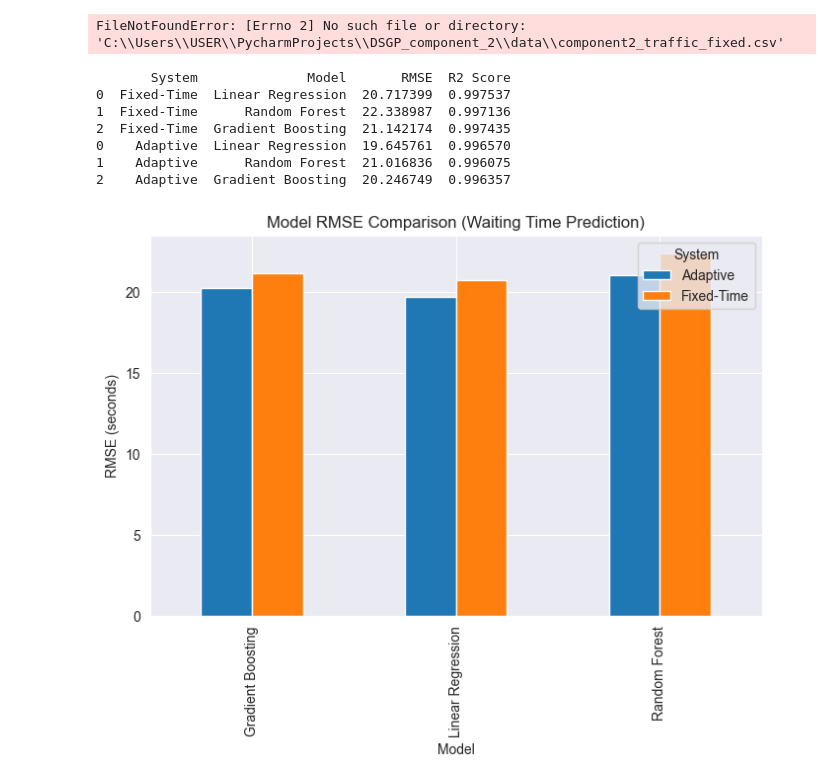
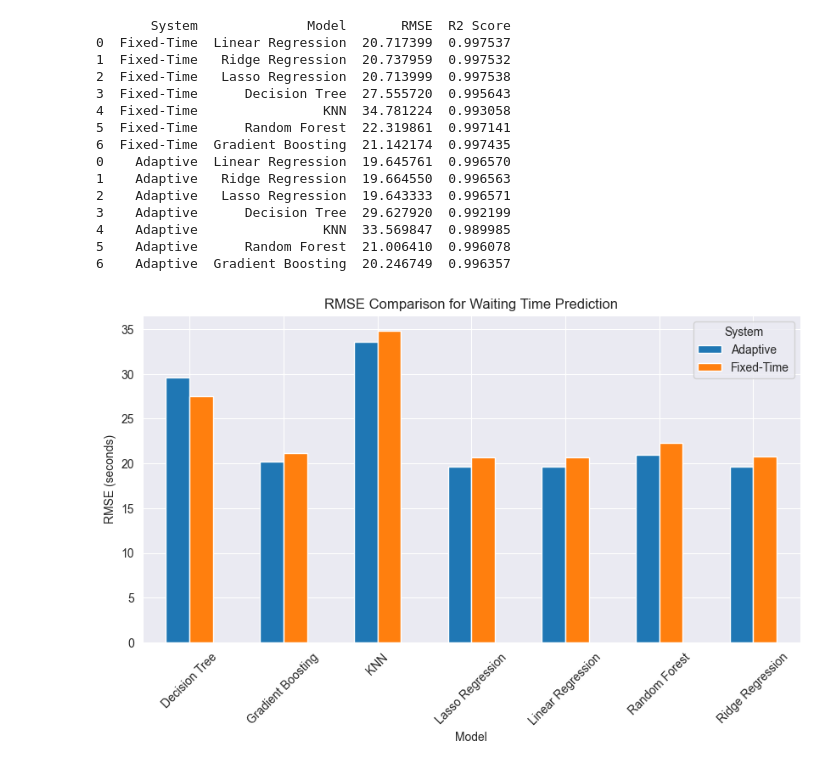
Before and after one commit to ThalhaAnas/DSGP-31, a Jupyter notebook: notebooks/Modeling _and_Comparison.ipynb, the cells around one changed output. Drawn from its saved outputs; the diff is of its cells as text; code cells hidden in the pictures.

Commit message:
changes in modeling

```diff
--- a/notebooks/Modeling _and_Comparison.ipynb
+++ b/notebooks/Modeling _and_Comparison.ipynb
@@ -2,76 +2,97 @@
 import pandas as pd
 import numpy as np
 import matplotlib.pyplot as plt
-import seaborn as sns
 
 from sklearn.model_selection import train_test_split
+from sklearn.preprocessing import StandardScaler
 from sklearn.metrics import mean_squared_error, r2_score
 
-from sklearn.linear_model import LinearRegression
+from sklearn.linear_model import LinearRegression, Ridge, Lasso
+from sklearn.tree import DecisionTreeRegressor
+from sklearn.neighbors import KNeighborsRegressor
 from sklearn.ensemble import RandomForestRegressor, GradientBoostingRegressor
+
 
 fixed = pd.read_csv(r"C:\Users\USER\PycharmProjects\component2_traffic\data\component2_traffic_fixed.csv")
 adaptive = pd.read_csv(r"C:\Users\USER\PycharmProjects\component2_traffic\data\component2_traffic_adaptive.csv")
 
-fixed["system"] = "Fixed"
+fixed["system"] = "Fixed-Time"
 adaptive["system"] = "Adaptive"
-
-df = pd.concat([fixed, adaptive], ignore_index=True)
 
 target = "waiting_time"
 features = ["route_length", "depart_time", "duration", "time_loss"]
 
-def train_models(df, system_name):
+def preprocess(df):
     X = df[features]
     y = df[target]
+
+    scaler = StandardScaler()
+    X_scaled = scaler.fit_transform(X)
+
+    return X_scaled, y
+
+def train_and_evaluate(df, system_name):
+    X, y = preprocess(df)
 
     X_train, X_test, y_train, y_test = train_test_split(
         X, y, test_size=0.2, random_state=42
     )
 
     models = {
         "Linear Regression": LinearRegression(),
+        "Ridge Regression": Ridge(alpha=1.0),
+        "Lasso Regression": Lasso(alpha=0.01),
+        "Decision Tree": DecisionTreeRegressor(random_state=42),
+        "KNN": KNeighborsRegressor(n_neighbors=5),
         "Random Forest": RandomForestRegressor(n_estimators=100, random_state=42),
         "Gradient Boosting": GradientBoostingRegressor(random_state=42)
     }
 
     results = []
 
     for name, model in models.items():
         model.fit(X_train, y_train)
         preds = model.predict(X_test)
 
         rmse = np.sqrt(mean_squared_error(y_test, preds))
         r2 = r2_score(y_test, preds)
 
         results.append({
             "System": system_name,
             "Model": name,
             "RMSE": rmse,
             "R2 Score": r2
         })
 
     return pd.DataFrame(results)
+
+results_fixed = train_and_evaluate(fixed, "Fixed-Time")
+results_adaptive = train_and_evaluate(adaptive, "Adaptive")
+
+results = pd.concat([results_fixed, results_adaptive])
+print(results)
+
+results.pivot(index="Model", columns="System", values="RMSE").plot(
+    kind="bar", figsize=(10,5)
+)
+plt.title("RMSE Comparison for Waiting Time Prediction")
+plt.ylabel("RMSE (seconds)")
+plt.xticks(rotation=45)
+plt.show()
 # %% [output]
-FileNotFoundError: [Errno 2] No such file or directory: 'C:\\Users\\USER\\PycharmProjects\\DSGP_component_2\\data\\component2_traffic_fixed.csv'
+       System              Model       RMSE  R2 Score
+0  Fixed-Time  Linear Regression  20.717399  0.997537
+1  Fixed-Time   Ridge Regression  20.737959  0.997532
+2  Fixed-Time   Lasso Regression  20.713999  0.997538
+3  Fixed-Time      Decision Tree  27.555720  0.995643
+4  Fixed-Time                KNN  34.781224  0.993058
+5  Fixed-Time      Random Forest  22.319861  0.997141
+6  Fixed-Time  Gradient Boosting  21.142174  0.997435
+0    Adaptive  Linear Regression  19.645761  0.996570
+1    Adaptive   Ridge Regression  19.664550  0.996563
+2    Adaptive   Lasso Regression  19.643333  0.996571
+3    Adaptive      Decision Tree  29.627920  0.992199
+4    Adaptive                KNN  33.569847  0.989985
+5    Adaptive      Random Forest  21.006410  0.996078
+6    Adaptive  Gradient Boosting  20.246749  0.996357
+[figure, added]
-# %%
-results_fixed = train_models(fixed, "Fixed-Time")
-results_adaptive = train_models(adaptive, "Adaptive")
-
-results = pd.concat([results_fixed, results_adaptive])
-print(results)
-# %% [output]
-       System              Model       RMSE  R2 Score
-0  Fixed-Time  Linear Regression  20.717399  0.997537
-1  Fixed-Time      Random Forest  22.338987  0.997136
-2  Fixed-Time  Gradient Boosting  21.142174  0.997435
-0    Adaptive  Linear Regression  19.645761  0.996570
-1    Adaptive      Random Forest  21.016836  0.996075
-2    Adaptive  Gradient Boosting  20.246749  0.996357
-# %%
-results.pivot(index="Model", columns="System", values="RMSE").plot(kind="bar", figsize=(8,5))
-plt.title("Model RMSE Comparison (Waiting Time Prediction)")
-plt.ylabel("RMSE (seconds)")
-plt.show()
-# %% [output]
-[figure, removed]
```
Also changed, not shown: parts of 6 cells of this notebook.
